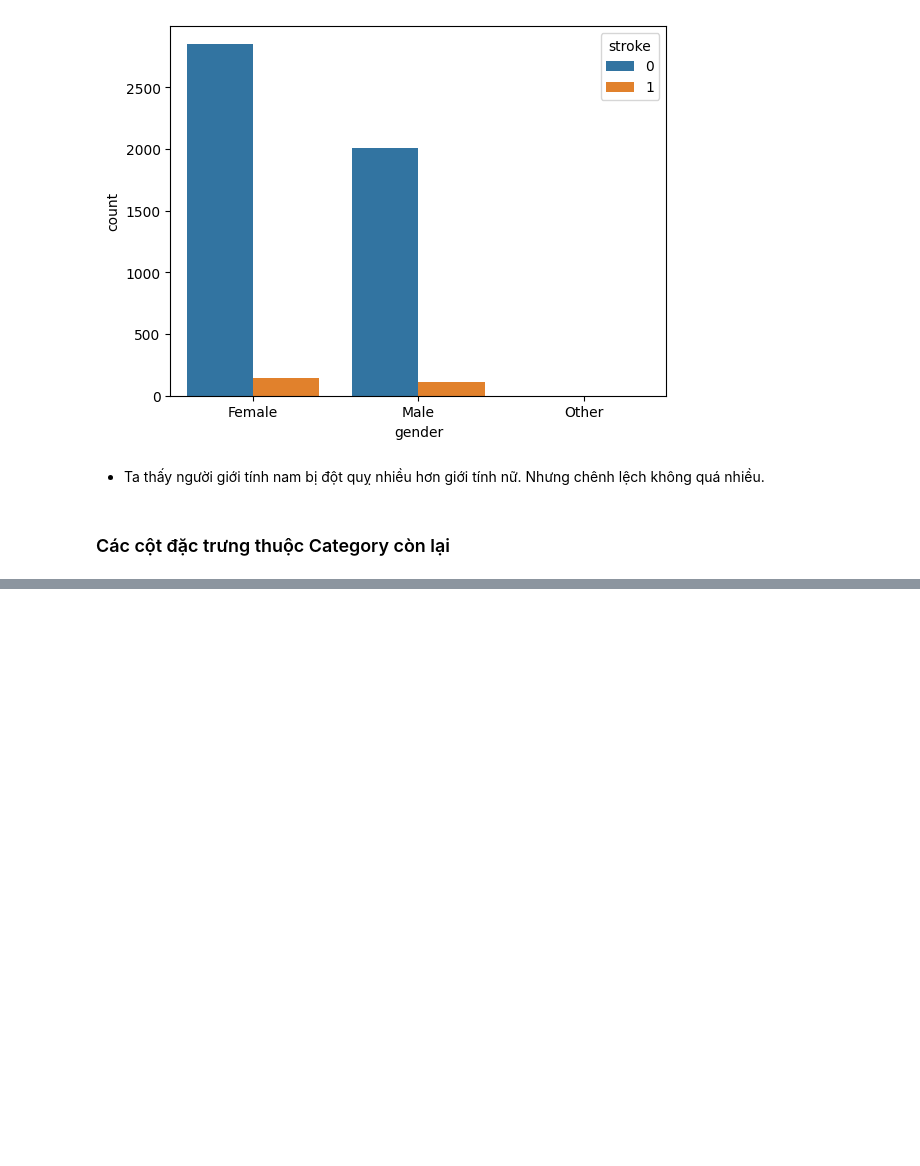
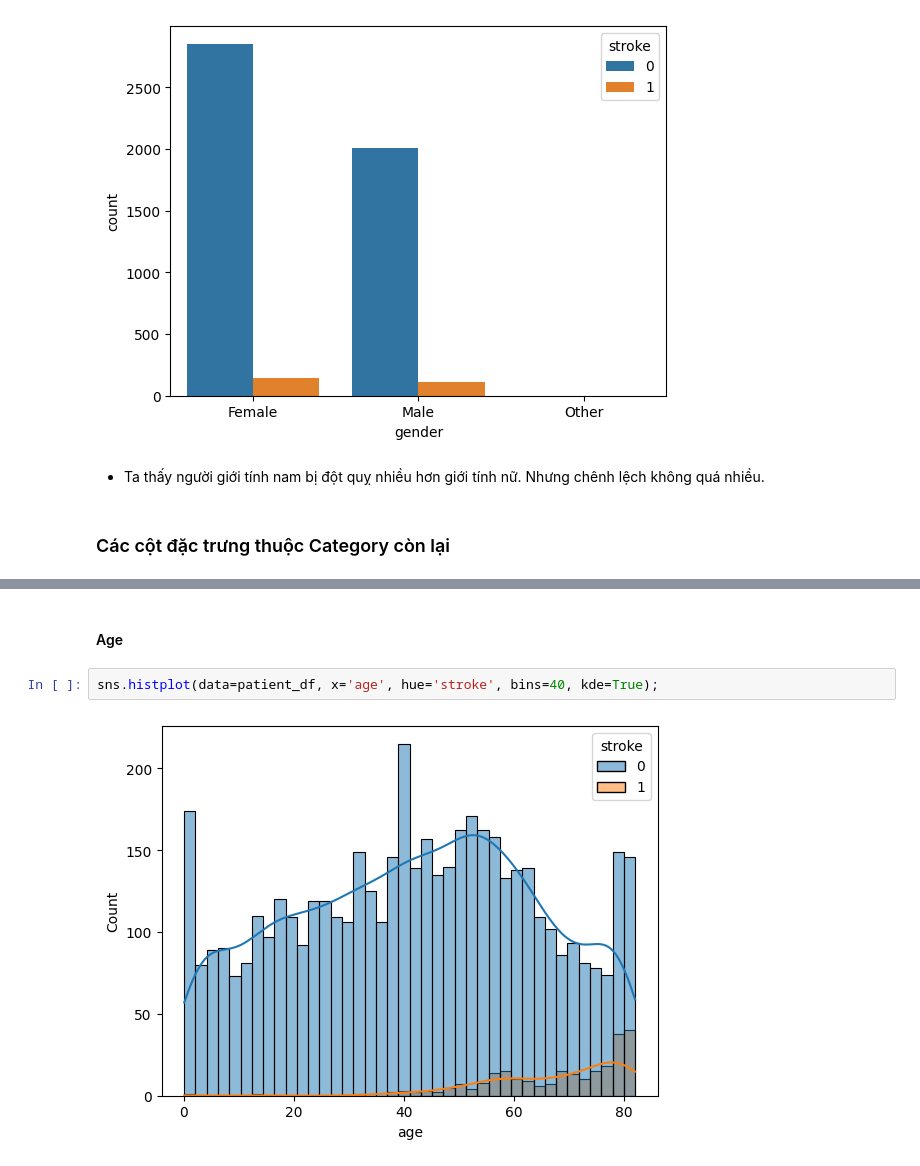
Before and after one commit to mnnam1302/Healthcare_Stroke, a Jupyter notebook: healthcare_stroke.ipynb, the cells around one changed output, grey strips where cells are left out. Saved outputs shown, nothing was run; the diff lists cells and outputs as text; blank space fills up the shorter version.

```diff
--- a/healthcare_stroke.ipynb
+++ b/healthcare_stroke.ipynb
@@ -192,0 +283,6 @@ cols = []
+# %% [markdown]
+#### Age
+# %%
+sns.histplot(data=patient_df, x='age', hue='stroke', bins=40, kde=True);
+# %% [output]
+[figure, added]
```
Also changed, not shown: parts of 38 cells of this notebook.
